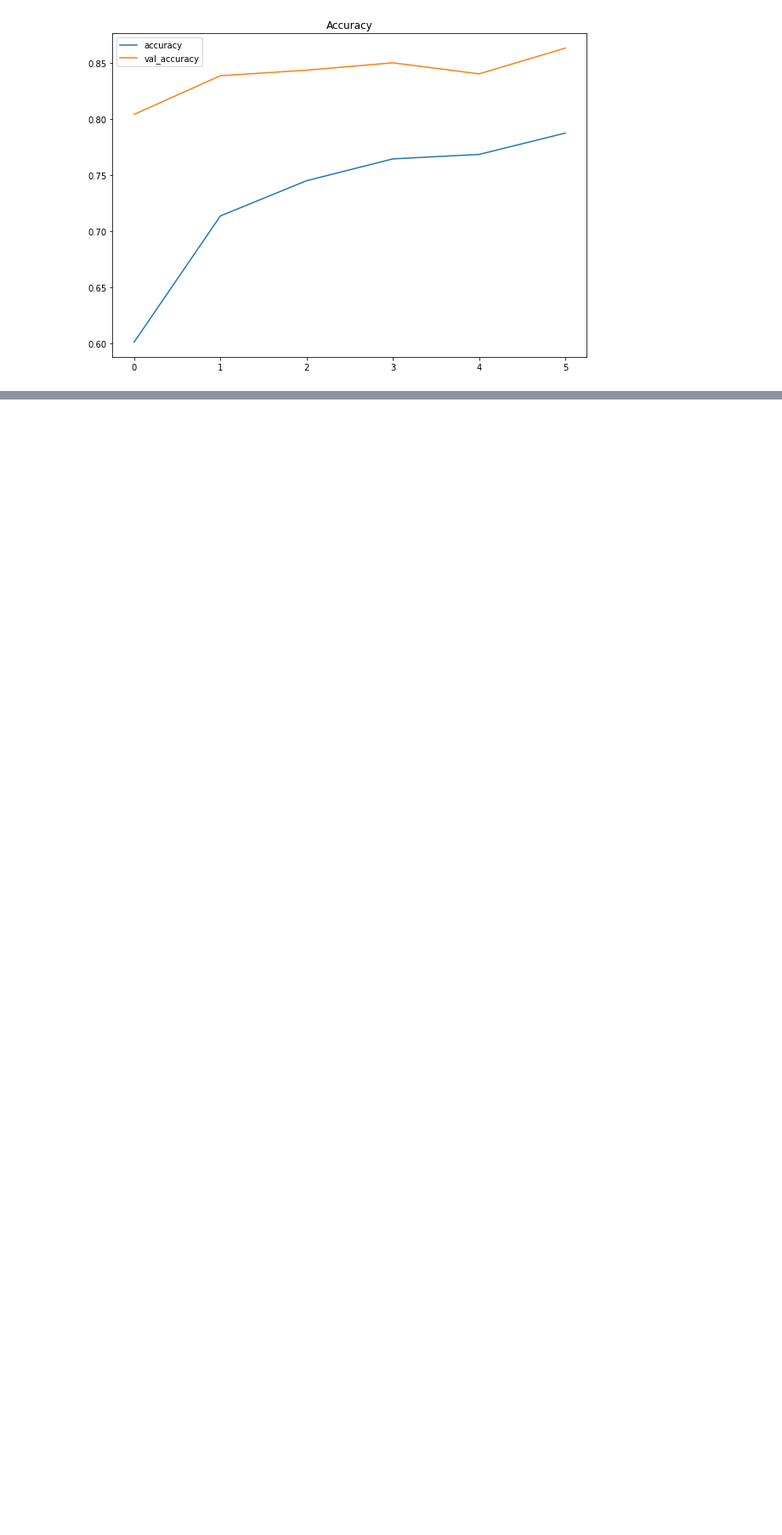
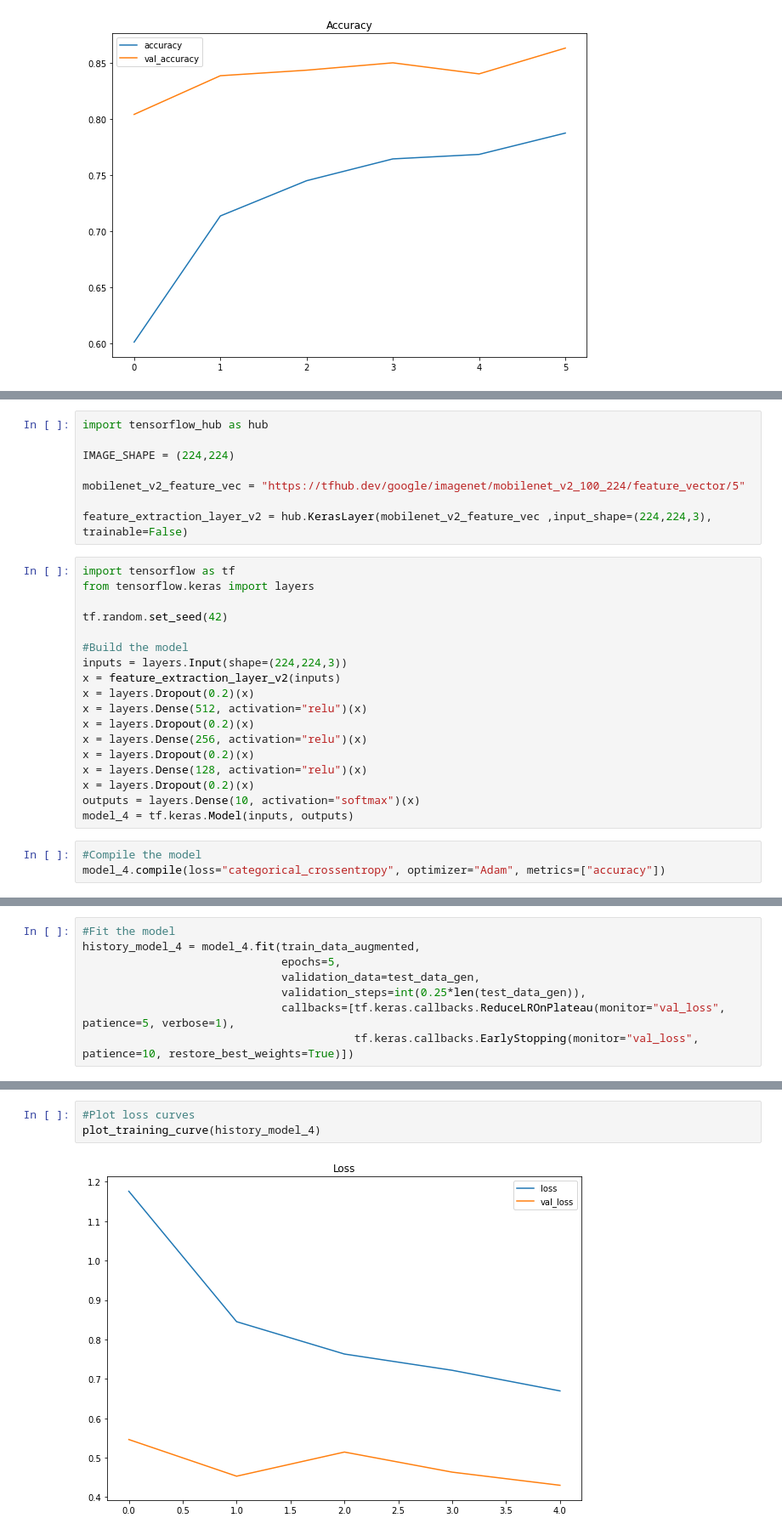
Before and after one commit to schauppi/Udemy_TensorFlow_Developer, a Jupyter notebook: Exam_preparation/cnn_food101_small.ipynb, the cells around one changed output, grey strips where cells are left out. Shown at 85% size. Drawn from its saved outputs; the diff is of its cells as text; blank space fills up the shorter version.

```diff
--- a/Exam_preparation/cnn_food101_small.ipynb
+++ b/Exam_preparation/cnn_food101_small.ipynb
@@ -520,0 +523,29 @@ plot_training_curve(history_model_3)
+# %%
+import tensorflow_hub as hub
+
+IMAGE_SHAPE = (224,224)
+
+mobilenet_v2_feature_vec = "https://tfhub.dev/google/imagenet/mobilenet_v2_100_224/feature_vector/5"
+
+feature_extraction_layer_v2 = hub.KerasLayer(mobilenet_v2_feature_vec ,input_shape=(224,224,3), trainable=False)
+# %%
+import tensorflow as tf
+from tensorflow.keras import layers
+
+tf.random.set_seed(42)
+
+#Build the model
+inputs = layers.Input(shape=(224,224,3))
+x = feature_extraction_layer_v2(inputs)
+x = layers.Dropout(0.2)(x)
+x = layers.Dense(512, activation="relu")(x)
+x = layers.Dropout(0.2)(x)
+x = layers.Dense(256, activation="relu")(x)
+x = layers.Dropout(0.2)(x)
+x = layers.Dense(128, activation="relu")(x)
+x = layers.Dropout(0.2)(x)
+outputs = layers.Dense(10, activation="softmax")(x)
+model_4 = tf.keras.Model(inputs, outputs)
+# %%
+#Compile the model
+model_4.compile(loss="categorical_crossentropy", optimizer="Adam", metrics=["accuracy"])
@@ -520,0 +572,8 @@ plot_training_curve(history_model_3)
+# %%
+#Fit the model
+history_model_4 = model_4.fit(train_data_augmented,
+                              epochs=5,
+                              validation_data=test_data_gen,
+                              validation_steps=int(0.25*len(test_data_gen)),
+                              callbacks=[tf.keras.callbacks.ReduceLROnPlateau(monitor="val_loss", patience=5, verbose=1),
+                                         tf.keras.callbacks.EarlyStopping(monitor="val_loss", patience=10, restore_best_weights=True)])
@@ -520,0 +597,5 @@ plot_training_curve(history_model_3)
+# %%
+#Plot loss curves
+plot_training_curve(history_model_4)
+# %% [output]
+[figure, added]
```
Also changed, not shown: parts of 25 cells of this notebook.
